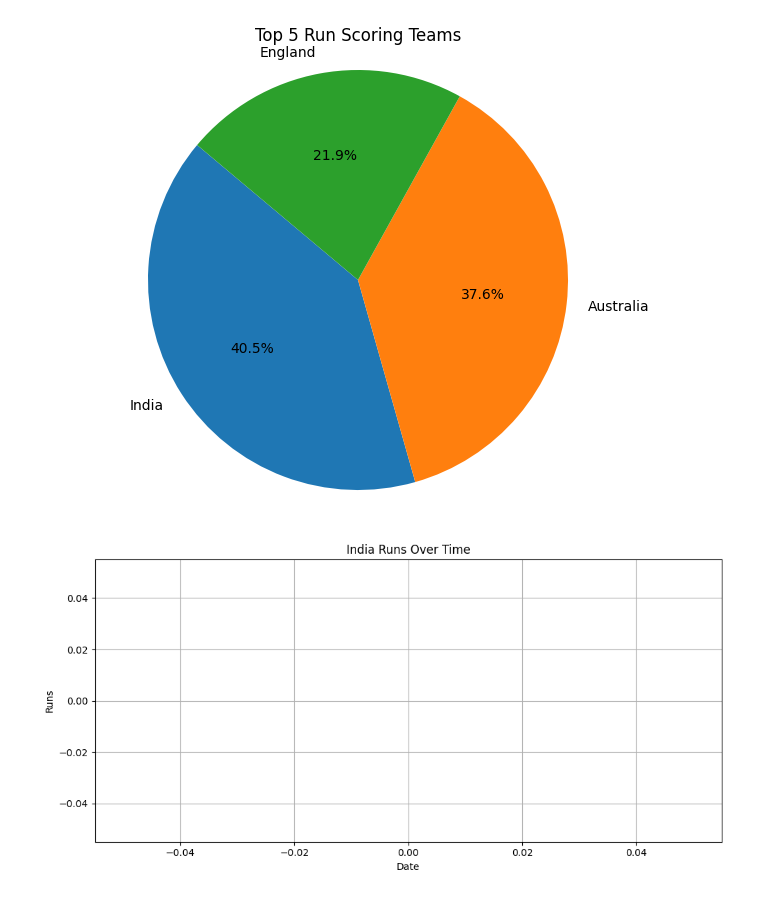
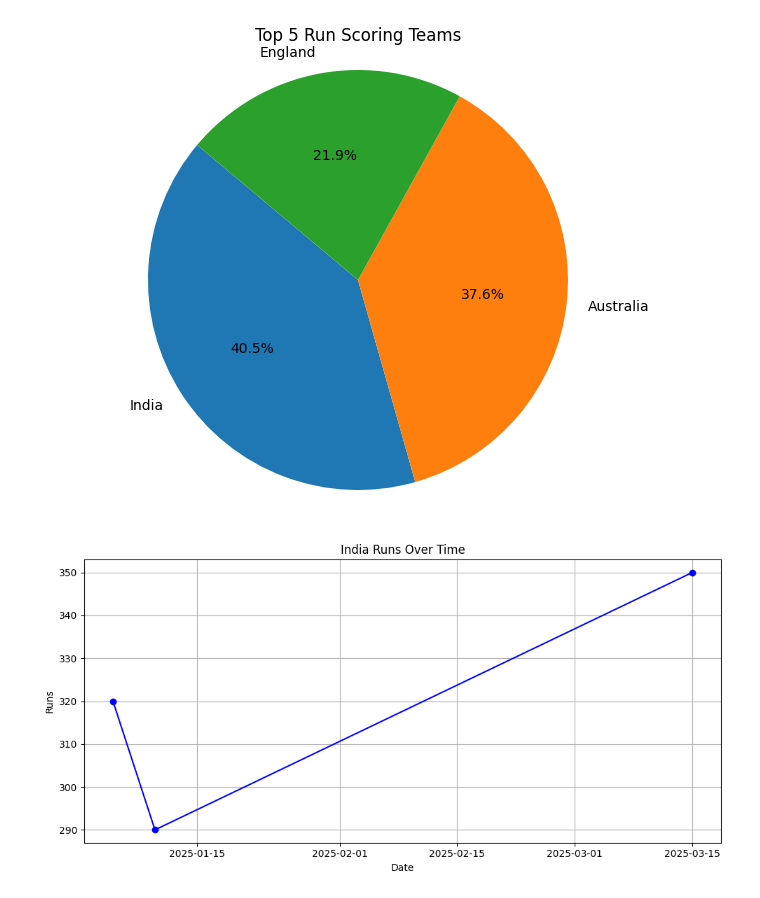
Before and after one commit to kishorethonta/Cricket-analyis, a Jupyter notebook: Cricket_Match_Analysis.ipynb, the cells around one changed output. Drawn from its saved outputs; the diff is of its cells as text; code cells hidden in the pictures.

```diff
--- a/Cricket_Match_Analysis.ipynb
+++ b/Cricket_Match_Analysis.ipynb
@@ -68,16 +67,21 @@ Name: Runs, dtype: int64
 [figure]
 # %%
 #Line Chart – Runs Over Time for Team India
+# Filter only India's matches
+india_df = df[df['Team'] == 'India'].copy()
+india_df['Date'] = pd.to_datetime(india_df['Date'])
 
-team_df=df[df['Team']=='india'].sort_values('Date')
+# Sort by date (important for line plot)
+india_df = india_df.sort_values('Date')
 # %%
-plt.figure(figsize=(10, 5))
-plt.plot(team_df['Date'], team_df['Runs'], marker='o', linestyle='-', color='blue')
+# Plot
+plt.figure(figsize=(10,5))
+plt.plot(india_df['Date'], india_df['Runs'], marker='o', linestyle='-', color='blue')
 plt.title('India Runs Over Time')
 plt.xlabel('Date')
 plt.ylabel('Runs')
 plt.grid(True)
 plt.tight_layout()
 plt.show()
 # %% [output]
-[figure, old version]
+[figure, new version]
```
Also changed, not shown: parts of 1 cell of this notebook.
